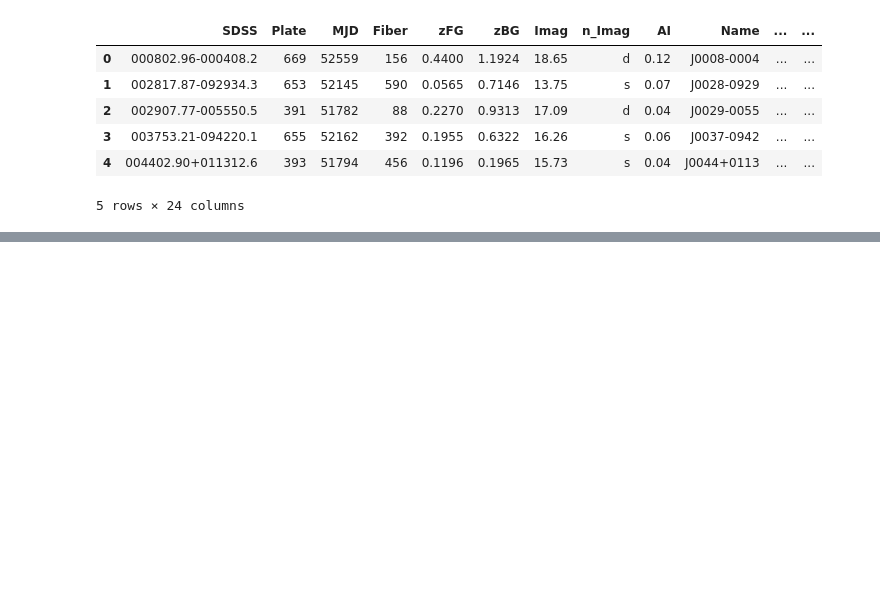
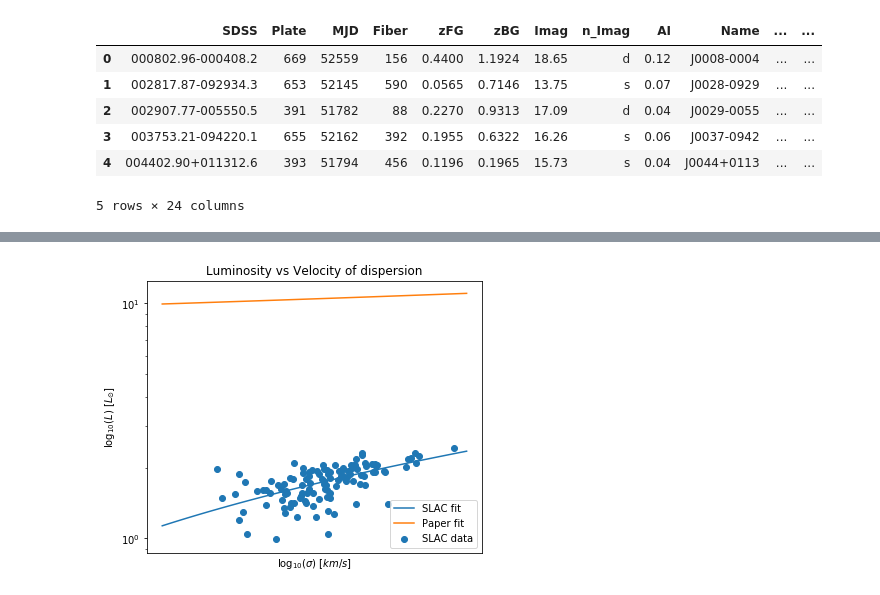
Before and after one commit to JimenaGonzalez/Simulations-Double-Source-Gravitational-Lensing, a Jupyter notebook: Faber-Jackson Relation.ipynb, the cells around one changed output, grey strips where cells are left out. Drawn from its saved outputs; the diff is of its cells as text; code cells hidden in the pictures; blank space fills up the shorter version.

```diff
--- a/Faber-Jackson Relation.ipynb
+++ b/Faber-Jackson Relation.ipynb
@@ -61,0 +62,22 @@ plt.show()
+# %%
+# Linear-regression for SLAC sample and data for plot of the fit
+coefficients = np.polyfit(np.log10(velocity), np.log10(luminosity_slac), 1)
+x_slac_fit = np.linspace(np.log10(120),np.log10(420),100)
+y_slac_fit = coefficients[0]*x_slac_fit + coefficients[1]
+# Fit from the paper:
+x_paper_fit = np.linspace(120, 420,100)
+y_paper_fit = luminosity_function(x_paper_fit)
+# Plot
+plt.figure(figsize=(6,5))
+plt.scatter(np.log10(velocity), np.log10(luminosity_slac), label='SLAC data')
+plt.plot(x_slac_fit, y_slac_fit, label='SLAC fit')
+plt.plot(np.log10(x_paper_fit), np.log10(y_paper_fit), label='Paper fit')
+plt.title('Luminosity vs Velocity of dispersion')
+plt.xlabel(u'$\log_{10}({\sigma})\ [km/s]$')
+plt.ylabel(u'$\log_{10}({L})\ [L_{\odot}]$')
+plt.xscale('log')
+plt.yscale('log')
+plt.legend()
+plt.show()
+# %% [output]
+[figure, added]
```
Also changed, not shown: parts of 2 cells of this notebook.
